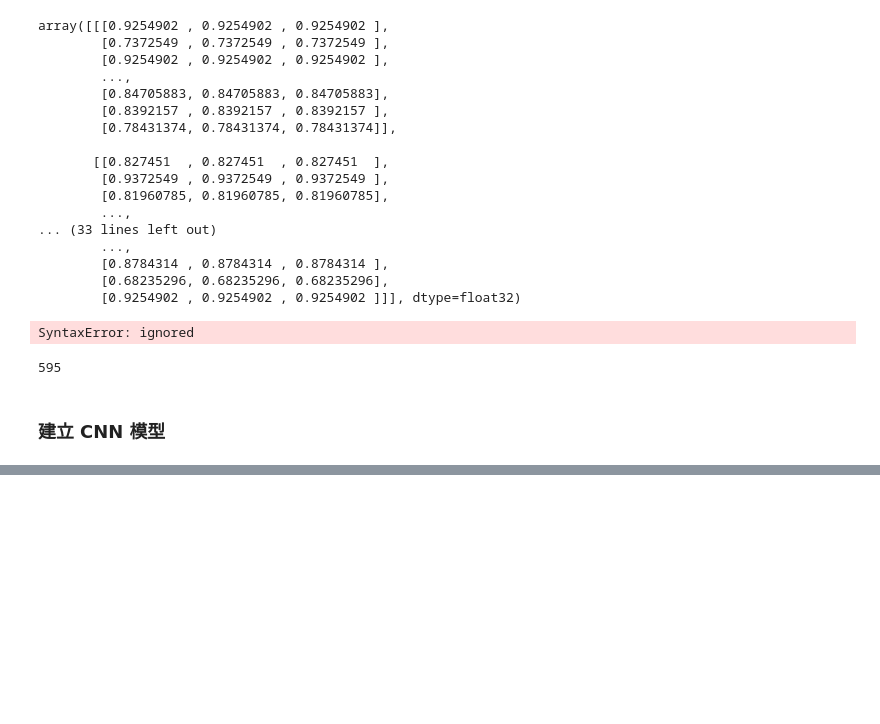
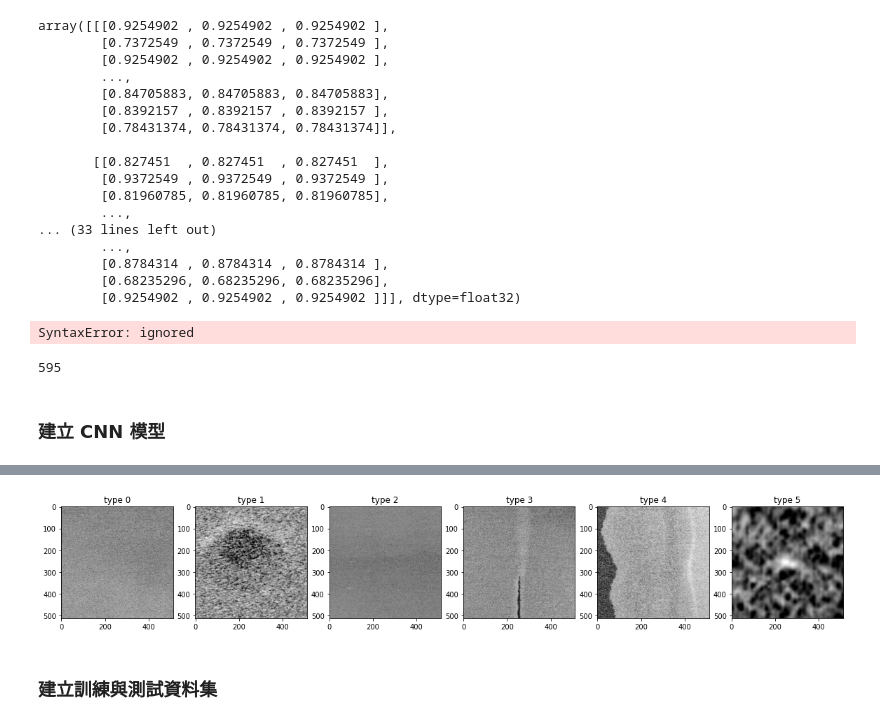
Before and after one commit to ywchiu/tibamedl, a Jupyter notebook: Demo20200801.ipynb, the cells around one changed output, grey strips where cells are left out. Cells and saved outputs as stored; diff of their text form; code cells hidden in the pictures; blank space fills up the shorter version.

```diff
--- a/Demo20200801.ipynb
+++ b/Demo20200801.ipynb
@@ -1176,0 +1274,21 @@ Epoch 1/5
+# %%
+import matplotlib.image as mpimg
+img0 = mpimg.imread('train_images/train_00000.png')
+img1 = mpimg.imread('train_images/train_00001.png')
+img2 = mpimg.imread('train_images/train_00118.png')
+img3 = mpimg.imread('train_images/train_00006.png')
+img4 = mpimg.imread('train_images/train_00028.png')
+img5 = mpimg.imread('train_images/train_00003.png')
+images = [img0,img1,img2,img3,img4,img5]
+# %%
+from matplotlib import pyplot as plt
+plt.figure(figsize=(20,5))
+for idx, img in enumerate(images):
+  plt.subplot(1,6,idx+1)
+  plt.imshow(img, cmap=plt.cm.binary)
+  plt.title('type {}'.format(idx))
+plt.show()
+# %% [output]
+[figure, added]
+# %% [markdown]
+### 建立訓練與測試資料集
```
Also changed, not shown: parts of 38 cells of this notebook.
